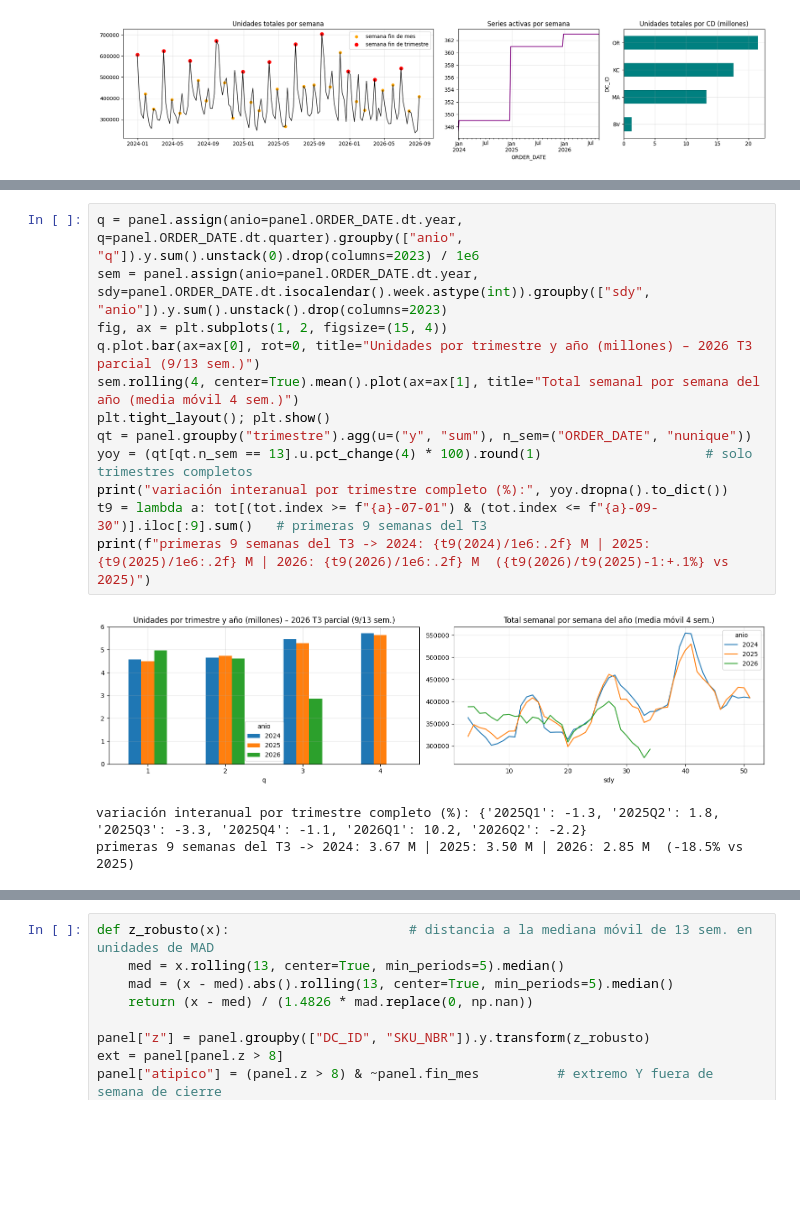
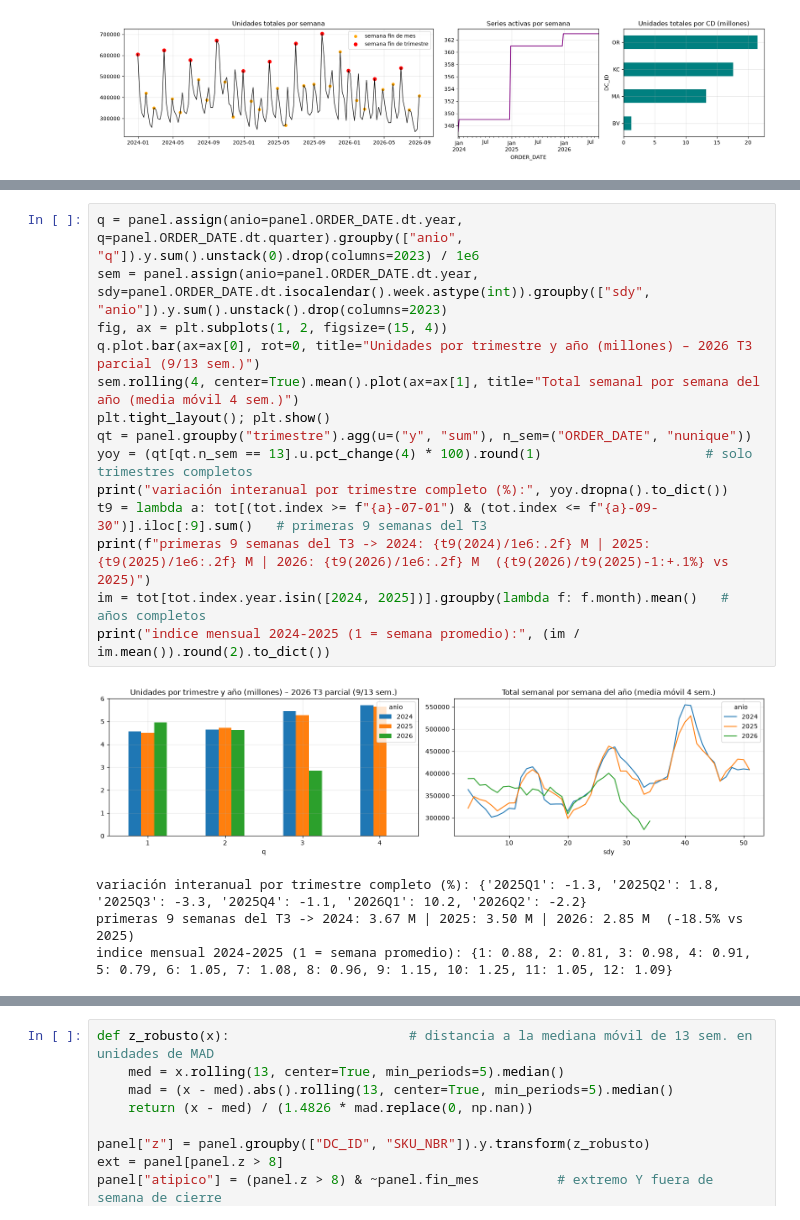
Before and after one commit to juanjocamposv/Parcial-2-analitica-forecast-sus, a Jupyter notebook: 02_Parcial_Forecasting_OTCHS_22_corregido2.ipynb, the cells around one changed output, grey strips where cells are left out. Saved outputs shown, nothing was run; the diff lists cells and outputs as text; blank space fills up the shorter version.

```diff
--- a/02_Parcial_Forecasting_OTCHS_22_corregido2.ipynb
+++ b/02_Parcial_Forecasting_OTCHS_22_corregido2.ipynb
@@ -169,17 +184,20 @@ LOS PICOS DE FIN DE MES Y FIN DE TRIMESTRE SE CONSERVAN, SON PREDECIBLES Y ELIMI
 # %%
 q = panel.assign(anio=panel.ORDER_DATE.dt.year, q=panel.ORDER_DATE.dt.quarter).groupby(["anio", "q"]).y.sum().unstack(0).drop(columns=2023) / 1e6
 sem = panel.assign(anio=panel.ORDER_DATE.dt.year, sdy=panel.ORDER_DATE.dt.isocalendar().week.astype(int)).groupby(["sdy", "anio"]).y.sum().unstack().drop(columns=2023)
 fig, ax = plt.subplots(1, 2, figsize=(15, 4))
 q.plot.bar(ax=ax[0], rot=0, title="Unidades por trimestre y año (millones) – 2026 T3 parcial (9/13 sem.)")
 sem.rolling(4, center=True).mean().plot(ax=ax[1], title="Total semanal por semana del año (media móvil 4 sem.)")
 plt.tight_layout(); plt.show()
 qt = panel.groupby("trimestre").agg(u=("y", "sum"), n_sem=("ORDER_DATE", "nunique"))
 yoy = (qt[qt.n_sem == 13].u.pct_change(4) * 100).round(1)                     # solo trimestres completos
 print("variación interanual por trimestre completo (%):", yoy.dropna().to_dict())
 t9 = lambda a: tot[(tot.index >= f"{a}-07-01") & (tot.index <= f"{a}-09-30")].iloc[:9].sum()   # primeras 9 semanas del T3
 print(f"primeras 9 semanas del T3 -> 2024: {t9(2024)/1e6:.2f} M | 2025: {t9(2025)/1e6:.2f} M | 2026: {t9(2026)/1e6:.2f} M  ({t9(2026)/t9(2025)-1:+.1%} vs 2025)")
+im = tot[tot.index.year.isin([2024, 2025])].groupby(lambda f: f.month).mean()   # años completos
+print("indice mensual 2024-2025 (1 = semana promedio):", (im / im.mean()).round(2).to_dict())
 # %% [output]
-[figure, old version]
+[figure, new version]
 variación interanual por trimestre completo (%): {'2025Q1': -1.3, '2025Q2': 1.8, '2025Q3': -3.3, '2025Q4': -1.1, '2026Q1': 10.2, '2026Q2': -2.2}
 primeras 9 semanas del T3 -> 2024: 3.67 M | 2025: 3.50 M | 2026: 2.85 M  (-18.5% vs 2025)
+indice mensual 2024-2025 (1 = semana promedio): {1: 0.88, 2: 0.81, 3: 0.98, 4: 0.91, 5: 0.79, 6: 1.05, 7: 1.08, 8: 0.96, 9: 1.15, 10: 1.25, 11: 1.05, 12: 1.09}
 # %% [markdown]
```
Also changed, not shown: parts of 51 cells of this notebook, 1 other file.
